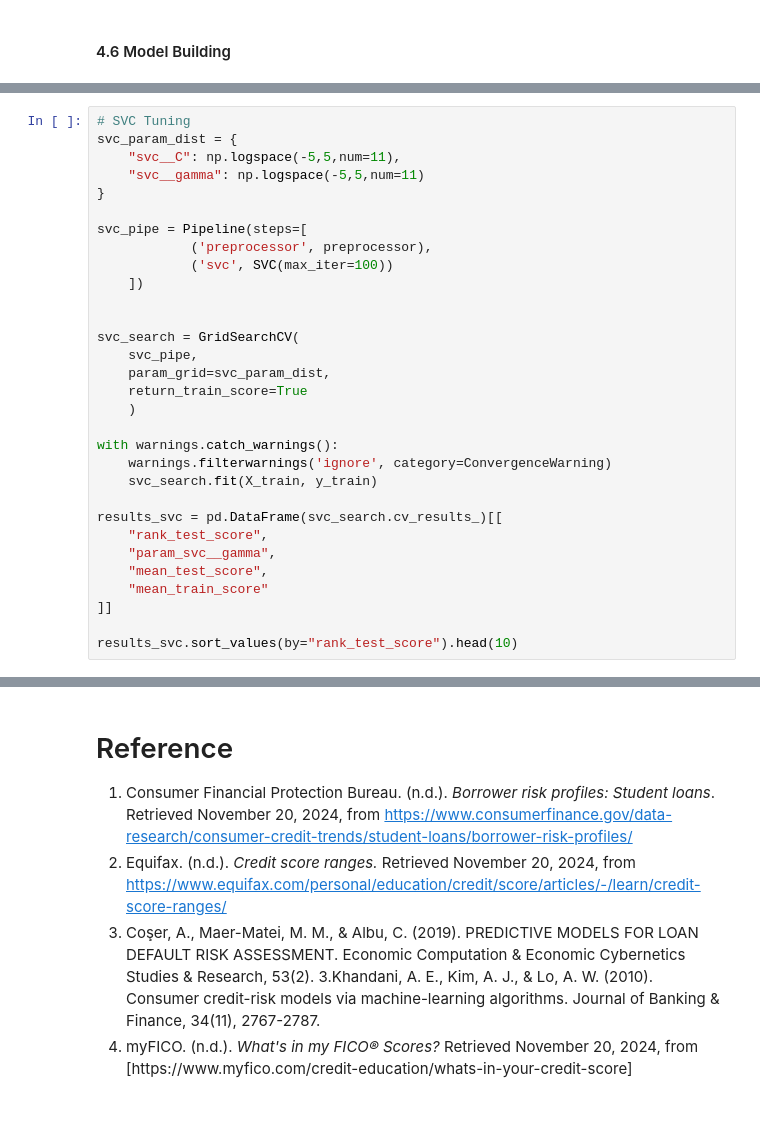
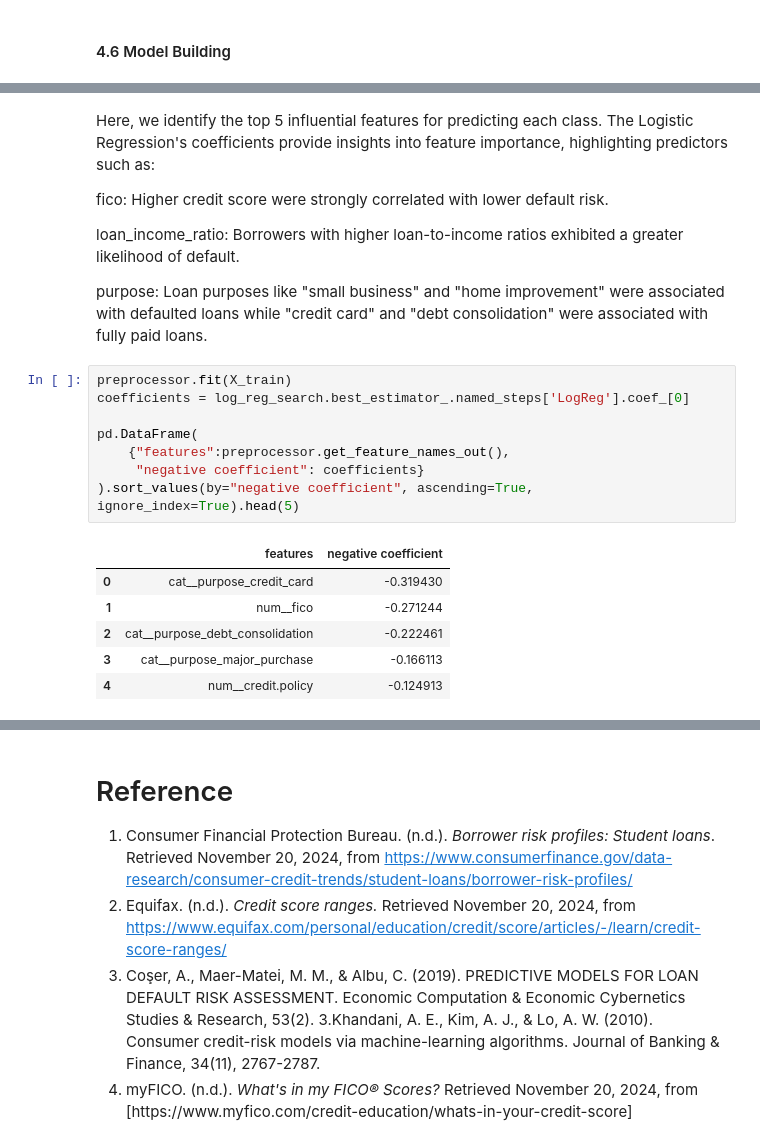
Before and after one commit to UBC-MDS/P2P_Loan, a Jupyter notebook: notebooks/p2p_lending_risk_analysis_report.ipynb, the cells around one changed output, grey strips where cells are left out. Drawn from its saved outputs; the diff is of its cells as text; blank space fills up the shorter version.

```diff
--- a/notebooks/p2p_lending_risk_analysis_report.ipynb
+++ b/notebooks/p2p_lending_risk_analysis_report.ipynb
@@ -520,31 +475,0 @@ results_rand.sort_values(by="rank_test_score").head(10)
-# %%
-# SVC Tuning
-svc_param_dist = {
-    "svc__C": np.logspace(-5,5,num=11),
-    "svc__gamma": np.logspace(-5,5,num=11)
-}
-
-svc_pipe = Pipeline(steps=[
-            ('preprocessor', preprocessor),
-            ('svc', SVC(max_iter=100))
-    ])
-
-
-svc_search = GridSearchCV(
-    svc_pipe,
-    param_grid=svc_param_dist,
-    return_train_score=True
-    )
-
-with warnings.catch_warnings():
-    warnings.filterwarnings('ignore', category=ConvergenceWarning)
-    svc_search.fit(X_train, y_train)
-
-results_svc = pd.DataFrame(svc_search.cv_results_)[[
-    "rank_test_score",
-    "param_svc__gamma",
-    "mean_test_score",
-    "mean_train_score"
-]]
-
-results_svc.sort_values(by="rank_test_score").head(10)
@@ -578,0 +513,24 @@ _discuss main findings, implications and limiations_
+# %% [markdown]
+Here, we identify the top 5 influential features for predicting each class.
+The Logistic Regression's coefficients provide insights into feature importance, highlighting predictors such as:
+
+fico: Higher credit score were strongly correlated with lower default risk.
+
+loan_income_ratio: Borrowers with higher loan-to-income ratios exhibited a greater likelihood of default.
+
+purpose: Loan purposes like "small business" and "home improvement" were associated with defaulted loans while "credit card" and "debt consolidation" were associated with fully paid loans.
+# %%
+preprocessor.fit(X_train)
+coefficients = log_reg_search.best_estimator_.named_steps['LogReg'].coef_[0]
+
+pd.DataFrame(
+    {"features":preprocessor.get_feature_names_out(),
+     "negative coefficient": coefficients}
+).sort_values(by="negative coefficient", ascending=True, ignore_index=True).head(5)
+# %% [output]
+|  | features | negative coefficient |
+| 0 | cat__purpose_credit_card | -0.319430 |
+| 1 | num__fico | -0.271244 |
+| 2 | cat__purpose_debt_consolidation | -0.222461 |
+| 3 | cat__purpose_major_purchase | -0.166113 |
+| 4 | num__credit.policy | -0.124913 |
```
Also changed, not shown: parts of 36 cells of this notebook.
